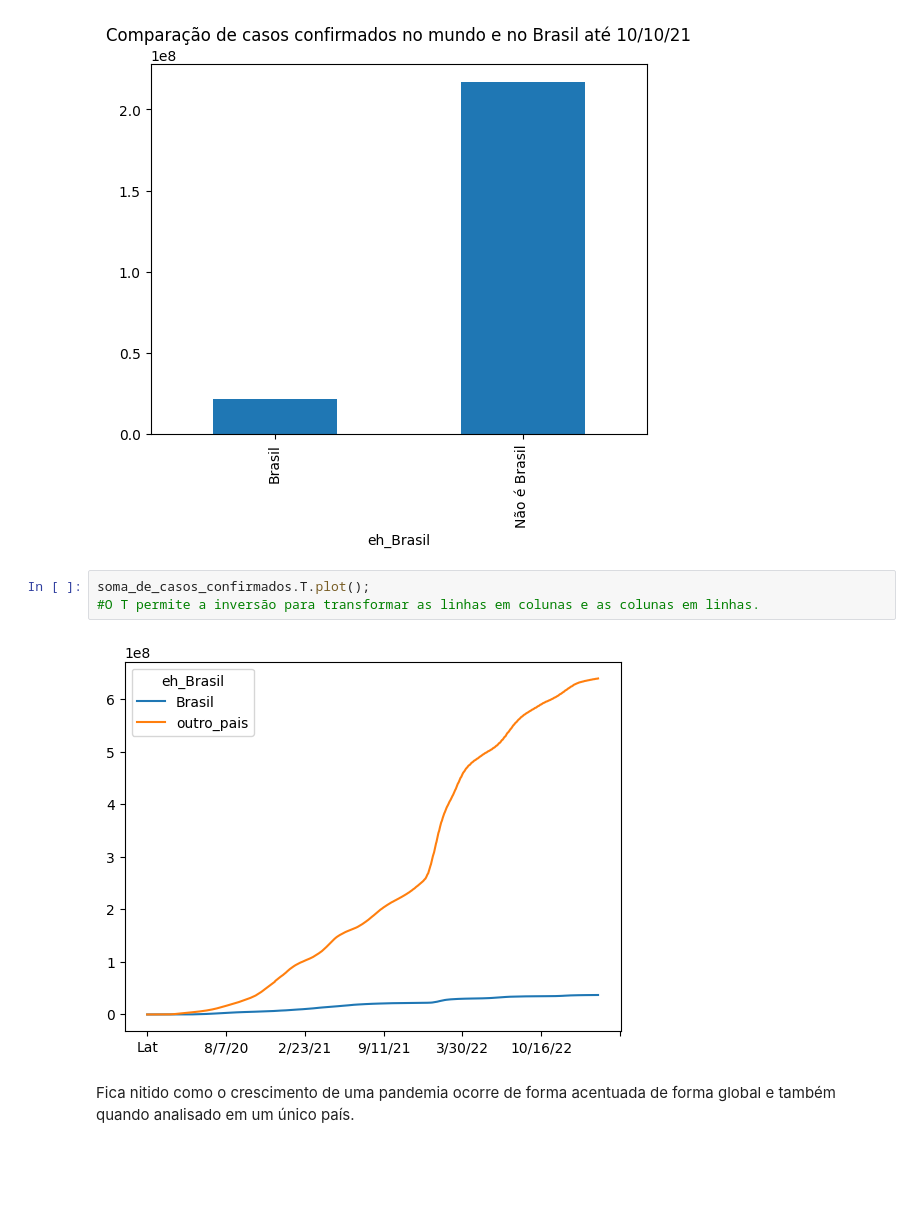
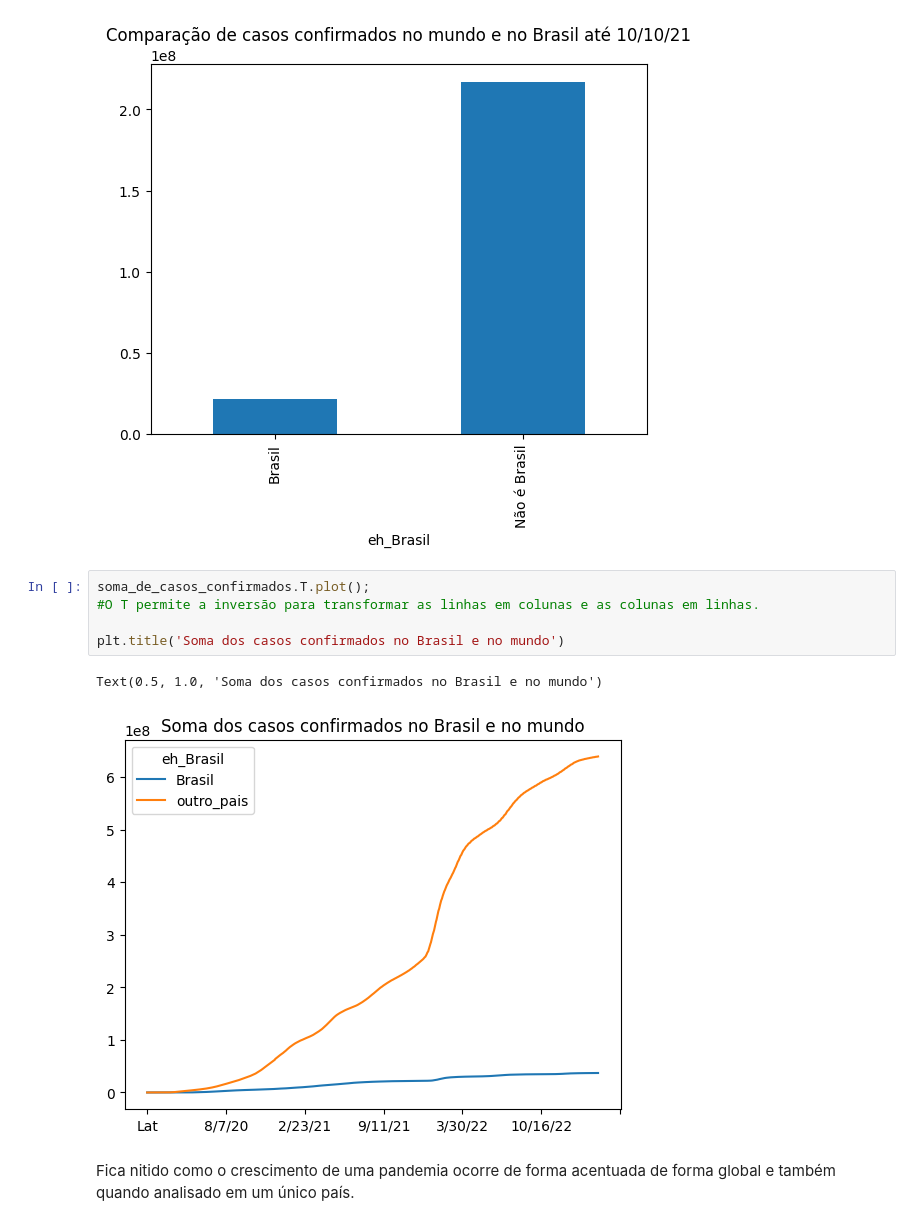
Before and after one commit to FabioDiasRC/exploracao_analise_dados_covid19_brasil, a Jupyter notebook: exploracao_analise_dados_covid19_brasil.ipynb, the cells around one changed output. Saved outputs shown, nothing was run; the diff lists cells and outputs as text; blank space fills up the shorter version.

Commit message:
atualizando as imagens e titulo do grafico

```diff
--- a/exploracao_analise_dados_covid19_brasil.ipynb
+++ b/exploracao_analise_dados_covid19_brasil.ipynb
@@ -201,8 +201,11 @@ plt.title(f'Comparação de casos confirmados no mundo e no Brasil até {last_da
 # %%
 soma_de_casos_confirmados.T.plot();
 #O T permite a inversão para transformar as linhas em colunas e as colunas em linhas.
+
+plt.title('Soma dos casos confirmados no Brasil e no mundo')
 # %% [output]
+Text(0.5, 1.0, 'Soma dos casos confirmados no Brasil e no mundo')
-[figure, old version]
+[figure, new version]
 # %% [markdown]
 Fica nitido como o crescimento de uma pandemia ocorre de forma acentuada de forma global e também quando analisado em um único país.
 # %%
```
Also changed, not shown: 5 other files.
